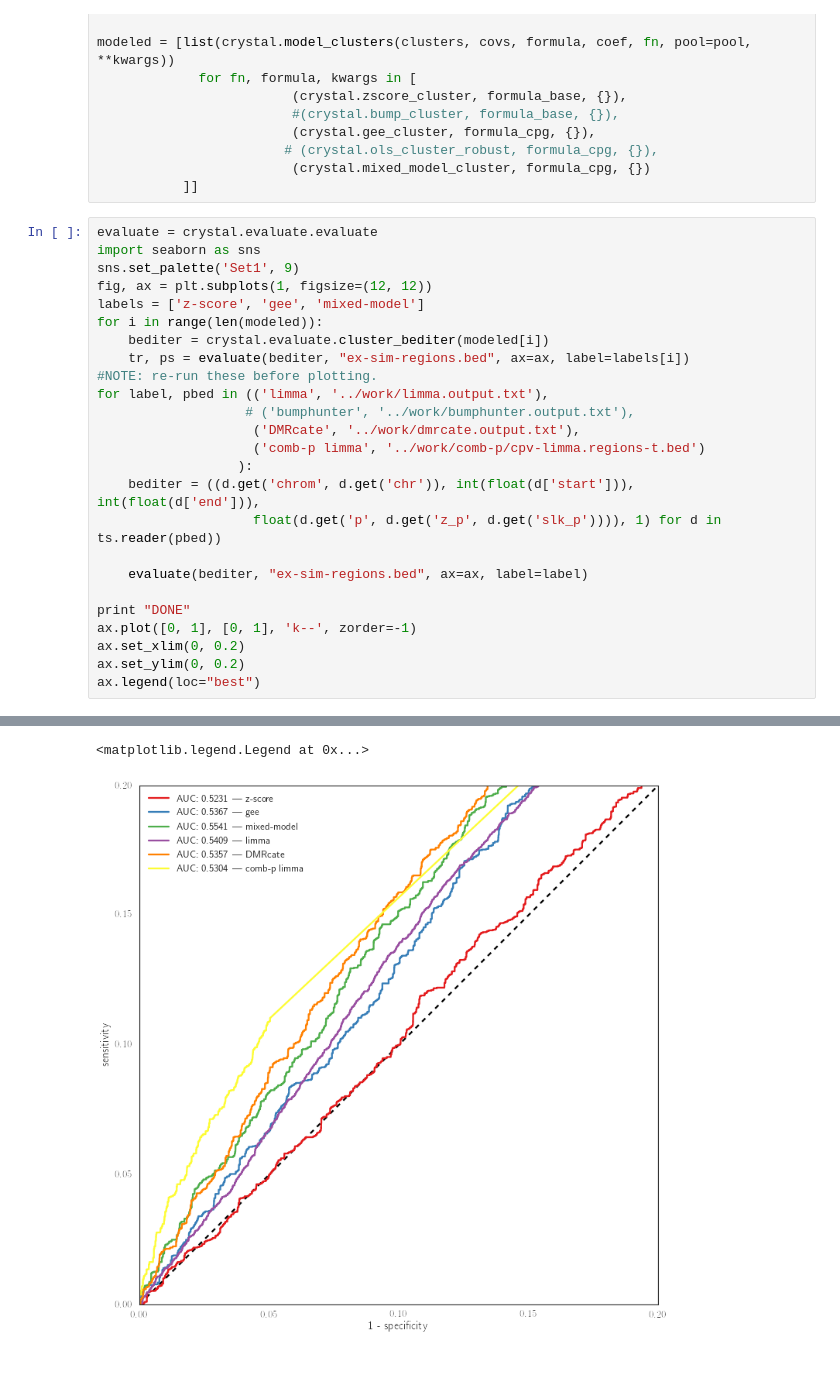
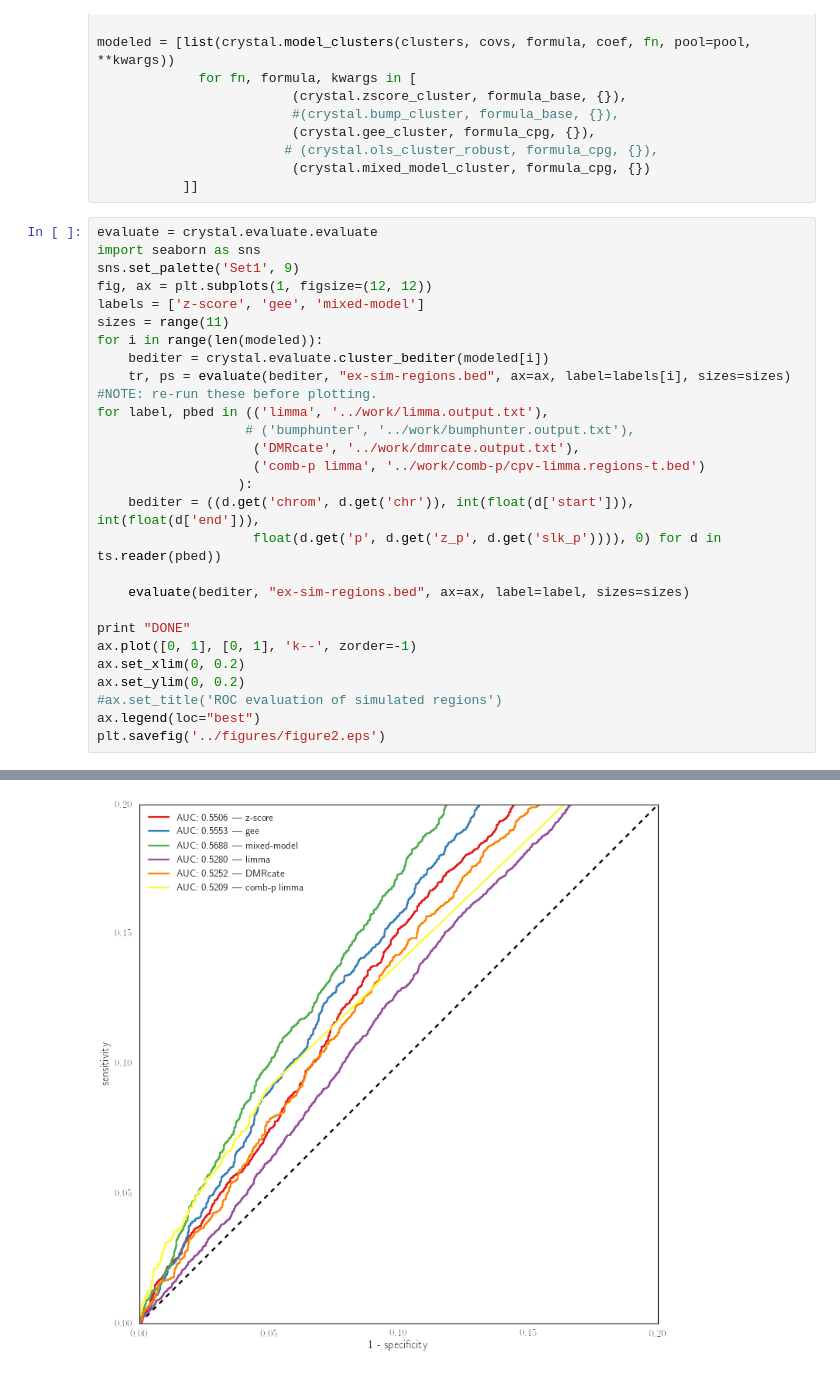
Before and after one commit to brentp/crystal, a Jupyter notebook: notebooks/crystal-evaluate-by-simulation.ipynb, the cells around one changed output, grey strips where cells are left out. Drawn from its saved outputs; the diff is of its cells as text.

```diff
--- a/notebooks/crystal-evaluate-by-simulation.ipynb
+++ b/notebooks/crystal-evaluate-by-simulation.ipynb
@@ -91,9 +92,10 @@ import seaborn as sns
 sns.set_palette('Set1', 9)
 fig, ax = plt.subplots(1, figsize=(12, 12))
 labels = ['z-score', 'gee', 'mixed-model']
+sizes = range(11)
 for i in range(len(modeled)):
     bediter = crystal.evaluate.cluster_bediter(modeled[i])
-    tr, ps = evaluate(bediter, "ex-sim-regions.bed", ax=ax, label=labels[i])
+    tr, ps = evaluate(bediter, "ex-sim-regions.bed", ax=ax, label=labels[i], sizes=sizes)
 #NOTE: re-run these before plotting.
 for label, pbed in (('limma', '../work/limma.output.txt'),
                    # ('bumphunter', '../work/bumphunter.output.txt'),
@@ -101,13 +103,15 @@ for label, pbed in (('limma', '../work/limma.output.txt'),
                     ('comb-p limma', '../work/comb-p/cpv-limma.regions-t.bed')
                   ):
     bediter = ((d.get('chrom', d.get('chr')), int(float(d['start'])), int(float(d['end'])),
-                    float(d.get('p', d.get('z_p', d.get('slk_p')))), 1) for d in ts.reader(pbed))
+                    float(d.get('p', d.get('z_p', d.get('slk_p')))), 0) for d in ts.reader(pbed))
 
-    evaluate(bediter, "ex-sim-regions.bed", ax=ax, label=label)
+    evaluate(bediter, "ex-sim-regions.bed", ax=ax, label=label, sizes=sizes)
 
 print "DONE"
 ax.plot([0, 1], [0, 1], 'k--', zorder=-1)
 ax.set_xlim(0, 0.2)
 ax.set_ylim(0, 0.2)
+#ax.set_title('ROC evaluation of simulated regions')
 ax.legend(loc="best")
+plt.savefig('../figures/figure2.eps')
 # %% [output]
@@ -120,3 +124,2 @@ AUC: 0.5304 | comb-p limma 443170
 DONE
-<matplotlib.legend.Legend at 0x...>
-[figure, old version]
+[figure, new version]
```
Also changed, not shown: parts of 2 cells of this notebook, 2 other files.
